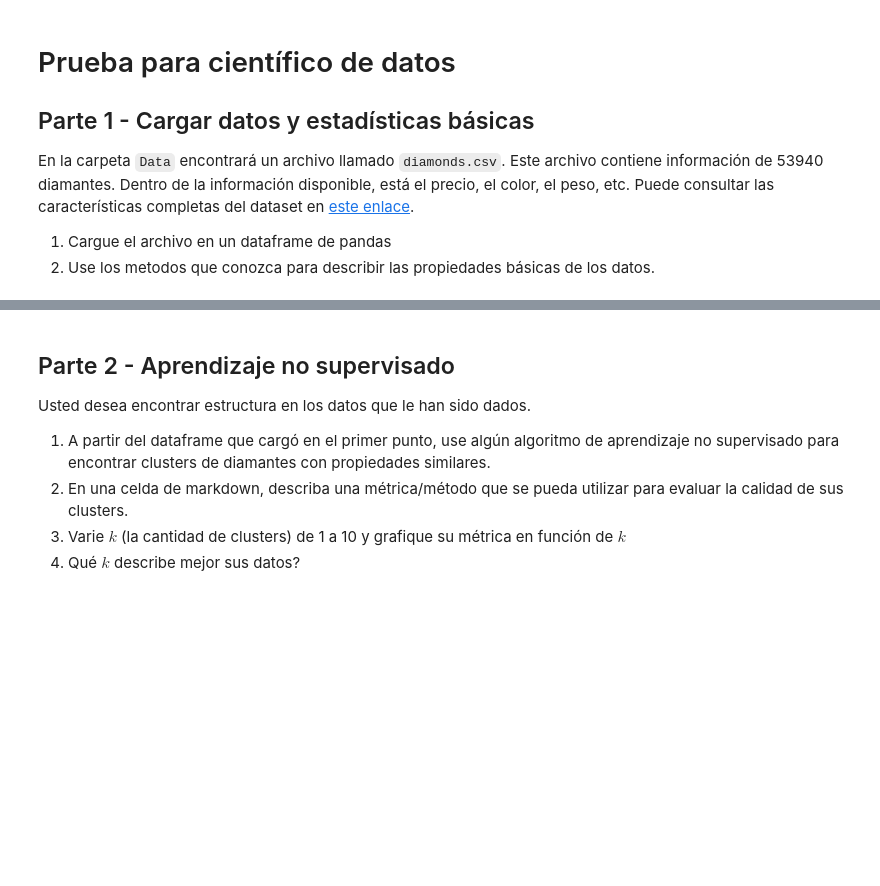
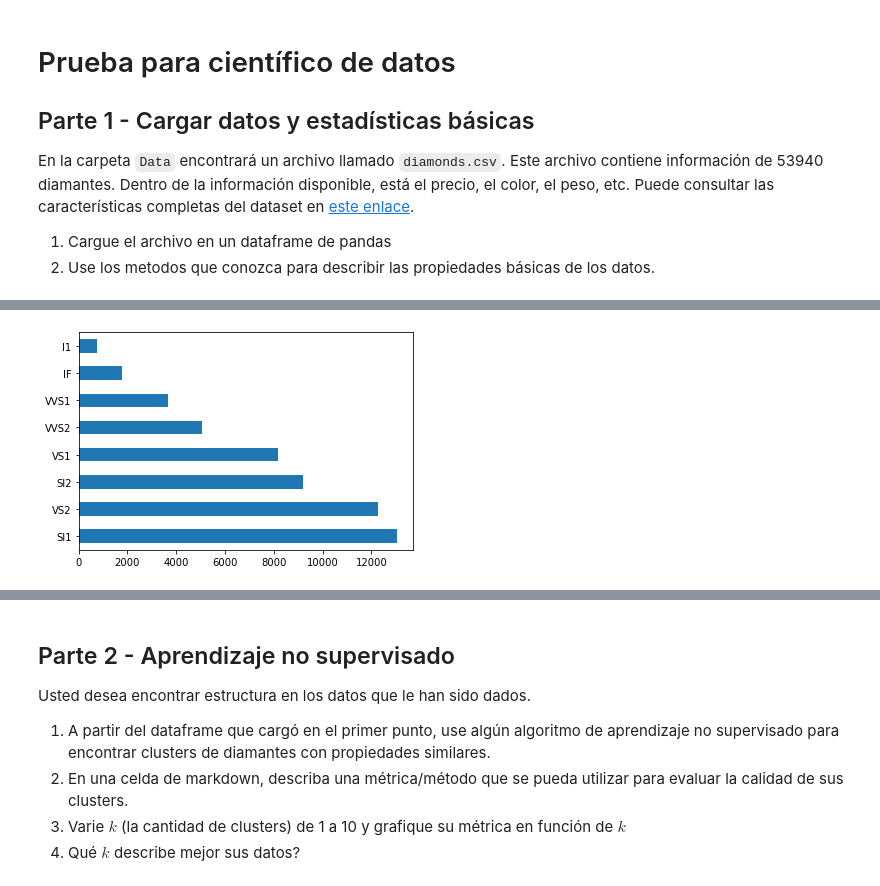
Before and after one commit to jomen93/PruebaCientificoDeDatos, a Jupyter notebook: Prueba.ipynb, the cells around one changed output, grey strips where cells are left out. Cells and saved outputs as stored; diff of their text form; code cells hidden in the pictures; blank space fills up the shorter version.

```diff
--- a/Prueba.ipynb
+++ b/Prueba.ipynb
@@ -15,0 +82,5 @@
+# %%
+data["clarity"].value_counts().plot.barh()
+X = pd.concat([X, pd.get_dummies(data["clarity"])], axis=1)
+# %% [output]
+[figure, added]
```
Also changed, not shown: parts of 26 cells of this notebook.
